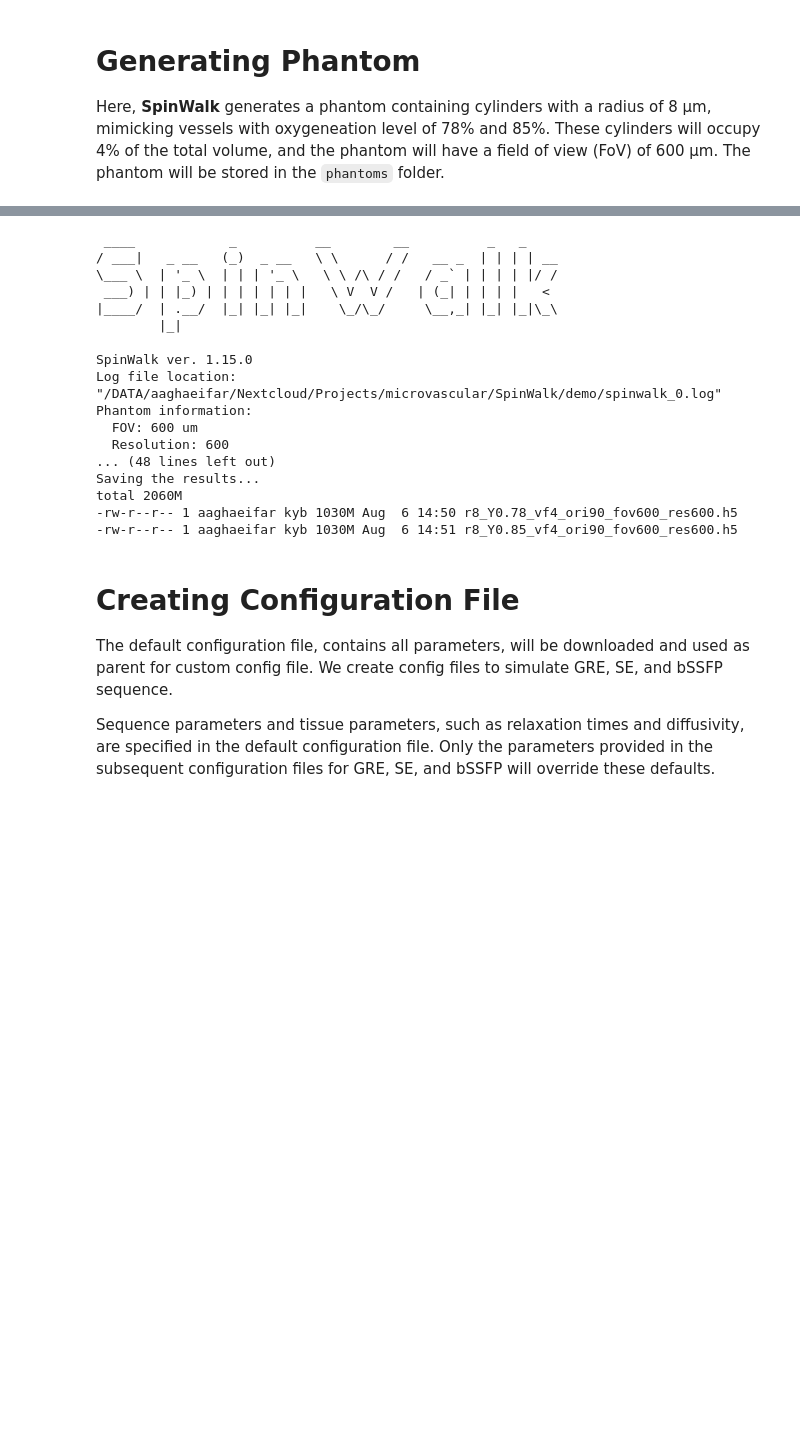
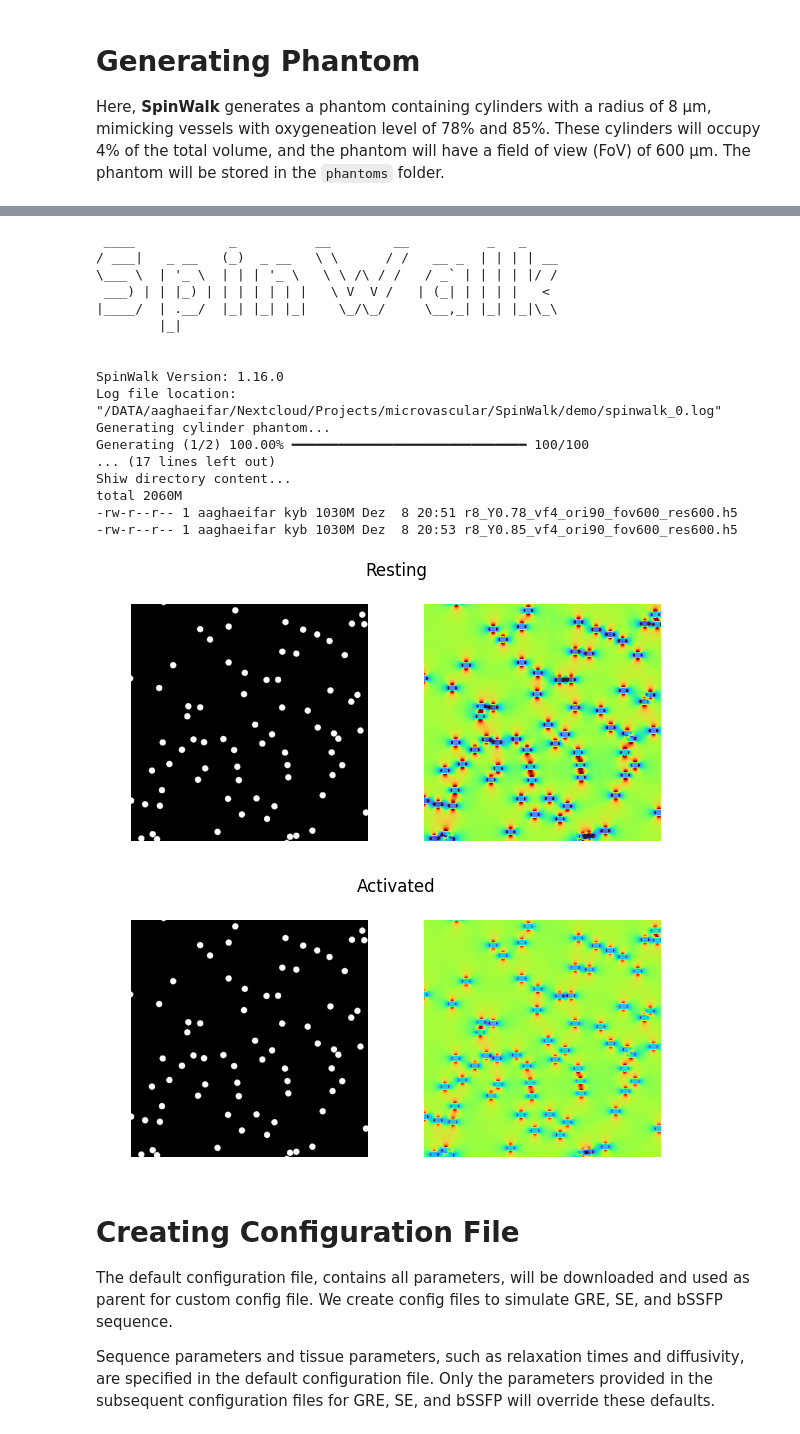
Before and after one commit to aghaeifar/SpinWalk, a Jupyter notebook: demo/spinwalk_example.ipynb, the cells around one changed output, grey strips where cells are left out. Drawn from its saved outputs; the diff is of its cells as text; code cells hidden in the pictures; blank space fills up the shorter version.

```diff
--- a/demo/spinwalk_example.ipynb
+++ b/demo/spinwalk_example.ipynb
@@ -83,6 +126,7 @@ output_file_act="${output_dir}/r${radius}_Y${oxy_level_act}_vf${vol_frac}_ori${o
 spinwalk phantom -c -r "$radius" -v "$vol_frac" -f "$fov" -z "$resolution" -d "$dChi" -y "$oxy_level_act" -n "$orientation" -e 0 -o "$output_file_act"
 
 # check phantoms are there
+echo -e "\nShiw directory content..."
 ls -l --block-size=M ./phantoms
 # %% [output]
  ____            _          __        __          _   _
@@ -92,16 +136,46 @@ ls -l --block-size=M ./phantoms
 |____/  | .__/  |_| |_| |_|    \_/\_/     \__,_| |_| |_|\_\
         |_|
 
-SpinWalk ver. 1.15.0
+
+SpinWalk Version: 1.16.0
 Log file location: "/DATA/aaghaeifar/Nextcloud/Projects/microvascular/SpinWalk/demo/spinwalk_0.log"
-Phantom information:
-  FOV: 600 um
-  Resolution: 600
-... (48 lines left out)
-Saving the results...
+Generating cylinder phantom...
+Generating (1/2) 100.00% ━━━━━━━━━━━━━━━━━━━━━━━━━━━━━━ 100/100
+... (17 lines left out)
+Shiw directory content...
 total 2060M
--rw-r--r-- 1 aaghaeifar kyb 1030M Aug  6 14:50 r8_Y0.78_vf4_ori90_fov600_res600.h5
--rw-r--r-- 1 aaghaeifar kyb 1030M Aug  6 14:51 r8_Y0.85_vf4_ori90_fov600_res600.h5
+-rw-r--r-- 1 aaghaeifar kyb 1030M Dez  8 20:51 r8_Y0.78_vf4_ori90_fov600_res600.h5
+-rw-r--r-- 1 aaghaeifar kyb 1030M Dez  8 20:53 r8_Y0.85_vf4_ori90_fov600_res600.h5
+# %%
+%matplotlib widget
+# plot the generated phantoms
+import h5py
+import matplotlib.pyplot as plt
+
+def plot_phantom(file_path, title=None):
+    with h5py.File(file_path, "r") as f:
+        mask = f["mask"][()]
+        fieldmap = f["fieldmap"][()]
+        sz = tuple(dim // 2 for dim in mask.shape)
+        # print orthogonal views
+        fig, axes = plt.subplots(1, 2, figsize=(6, 3))
+        axes[0].imshow(mask[:, :, sz[2]], cmap="gray")
+        axes[0].axis("off")
+        axes[1].imshow(fieldmap[:, :, sz[2]], cmap="turbo", vmin=-8e-8, vmax=8e-8)
+        axes[1].axis("off")
+        # title
+        plt.suptitle(title)
+        plt.tight_layout()
+        plt.show()
+
+# show the phantom
+output_file_rest = "./phantoms/r8_Y0.78_vf4_ori90_fov600_res600.h5"
+output_file_act  = "./phantoms/r8_Y0.85_vf4_ori90_fov600_res600.h5"
+plot_phantom(output_file_rest, title="Resting")
+plot_phantom(output_file_act, title="Activated")
+# %% [output]
+[figure, added]
+[figure, added]
 # %% [markdown]
 # Creating Configuration File
 
```
Also changed, not shown: parts of 20 cells of this notebook, 1 other file.
